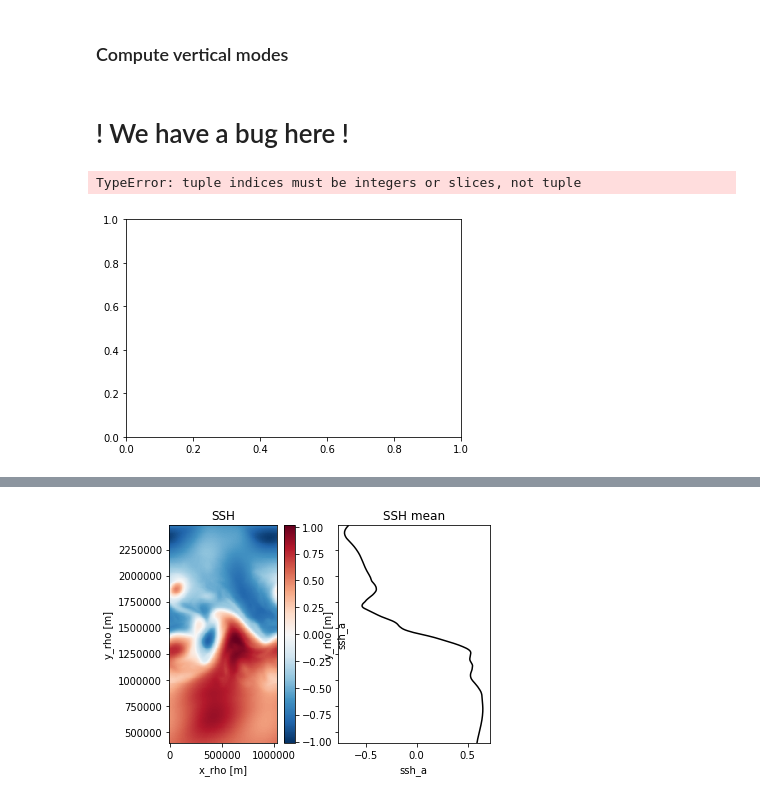
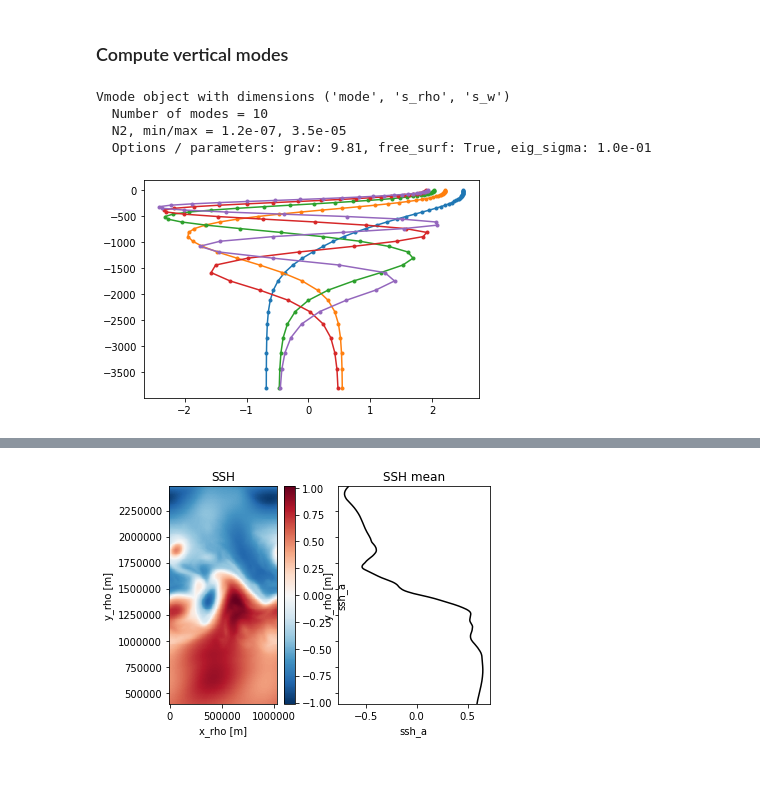
Before and after one commit to slgentil/croco, a Jupyter notebook: tutorials/tuto_vmodes.ipynb, the cells around one changed output, grey strips where cells are left out. Drawn from its saved outputs; the diff is of its cells as text; code cells hidden in the pictures; blank space fills up the shorter version.

```diff
--- a/tutorials/tuto_vmodes.ipynb
+++ b/tutorials/tuto_vmodes.ipynb
@@ -57,20 +57,26 @@ N2.plot(y="z_w")
 [figure]
 # %% [markdown]
 ### Compute vertical modes
-# %% [markdown]
-# ! We have a bug here !
 # %%
 ### compute modes
 nmodes = 10
 
 ### we need to define a xgcm grid
 gridcoord = {key:val.coords for key,val in r.xgrid.axes.items() if key not in ["xi", "eta"]}
 xgrid = Grid(sds, coords=gridcoord, periodic=False)
 
 vmodes = vmd.Vmodes(xgrid, zr_mean, zw_mean, N2, nmodes, persist=False)
 
 ### plot and show results
-vmodes['phi'].plot.line(y="s_rho")
+plt.plot(vmodes['phi'].sel(mode=slice(1,5)).values.T, vmodes['phi'].z_rho, ".-")
+# this bugs, but 'y="s_rho"' would be fine... same problem for ND modes
+# vmodes['phi'].sel(mode=slice(1,5)).plot.line(y="z_rho")
+
+### display vmodes content
+vmodes
 # %% [output]
-TypeError: tuple indices must be integers or slices, not tuple
+Vmode object with dimensions ('mode', 's_rho', 's_w')
+  Number of modes = 10
+  N2, min/max = 1.2e-07, 3.5e-05
+  Options / parameters: grav: 9.81, free_surf: True, eig_sigma: 1.0e-01
-[figure, old version]
+[figure, new version]
```
Also changed, not shown: parts of 4 cells of this notebook, 1 other file.
